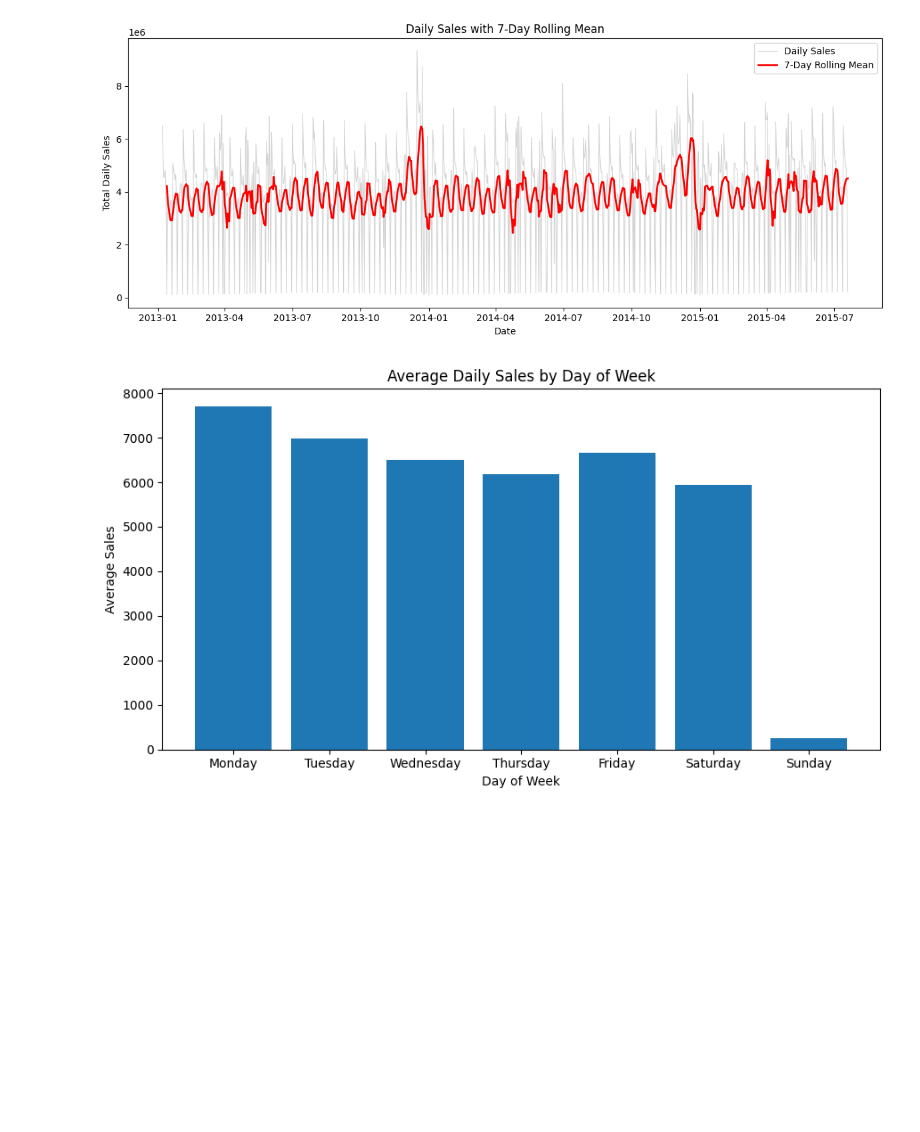
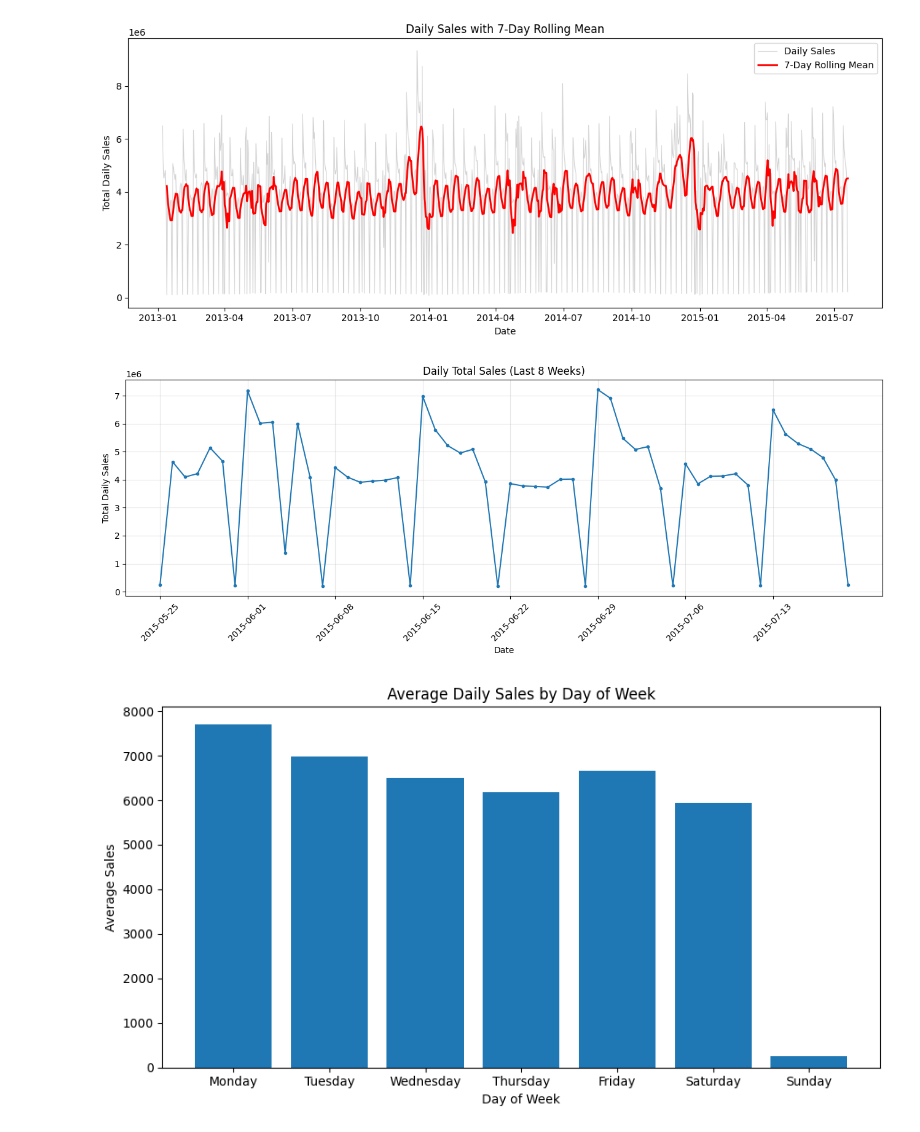
Before and after one commit to xueyingpeng24-dotcom/BF-PJ2, a Jupyter notebook: eda+Data_cleaning+merge.ipynb, the cells around one changed output. Cells and saved outputs as stored; diff of their text form; code cells hidden in the pictures; blank space fills up the shorter version.

```diff
--- a/notebooks/eda+Data_cleaning+merge.ipynb
+++ b/eda+Data_cleaning+merge.ipynb
@@ -618,6 +618,68 @@ plt.show()
 # %% [output]
 [figure]
 [figure]
+# %%
+# =============================================================================
+# STEP 17.1: Zoomed Daily Sales Trend
+# =============================================================================
+
+from pathlib import Path
+import pandas as pd
+import matplotlib.pyplot as plt
+
+# ==========================================================
+# Load data
+# ==========================================================
+
+processed_dir = Path("data/processed")
+
+if not processed_dir.exists():
+    processed_dir = Path.cwd().parent / "data" / "processed"
+
+sales = pd.read_csv(processed_dir / "sales_clean.csv")
+sales["date"] = pd.to_datetime(sales["date"])
+
+# ==========================================================
+# Aggregate daily sales
+# ==========================================================
+
+daily_sales = (
+    sales
+    .groupby("date", as_index=False)["sales"]
+    .sum()
+)
+
+# ==========================================================
+# Zoom into the last 8 weeks
+# ==========================================================
+
+daily_sales_zoom = daily_sales.tail(56)
+
+plt.figure(figsize=(13,5))
+
+plt.plot(
+    daily_sales_zoom["date"],
+    daily_sales_zoom["sales"],
+    marker="o",
+    markersize=3,
+    linewidth=1.5
+)
+
+plt.title("Daily Total Sales (Last 8 Weeks)")
+plt.xlabel("Date")
+plt.ylabel("Total Daily Sales")
+
+plt.xticks(
+    daily_sales_zoom["date"][::7],
+    rotation=45
+)
+
+plt.grid(alpha=0.3)
+
+plt.tight_layout()
+plt.show()
+# %% [output]
+[figure, added]
 # %%
 # =============================================================================
 # STEP 18: Weekly Sales Pattern
```
Also changed, not shown: 13 other files.
